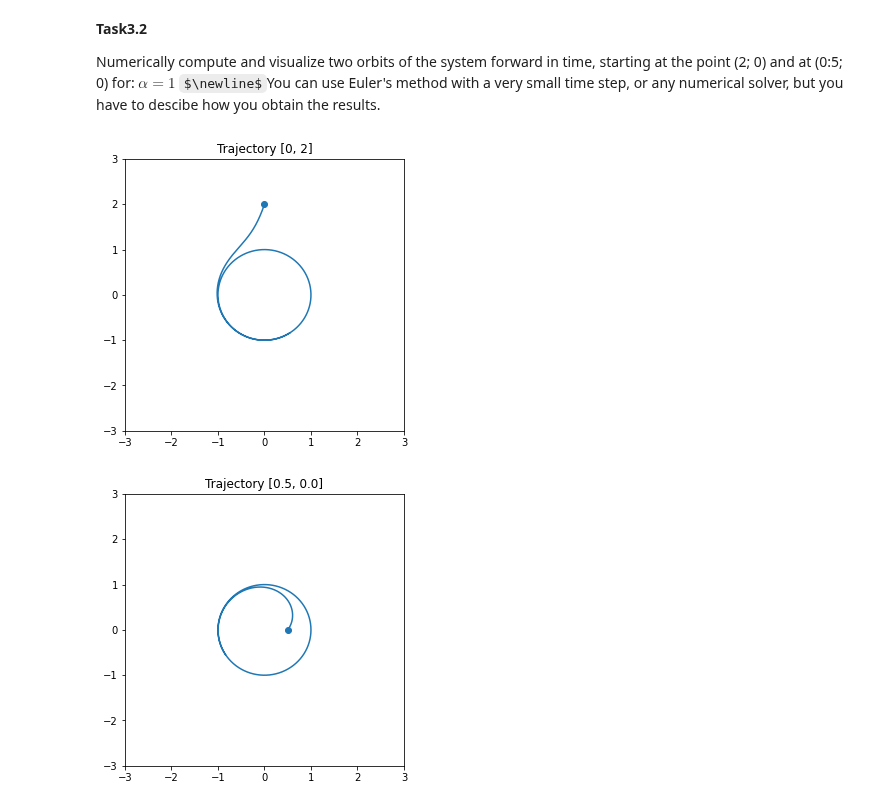
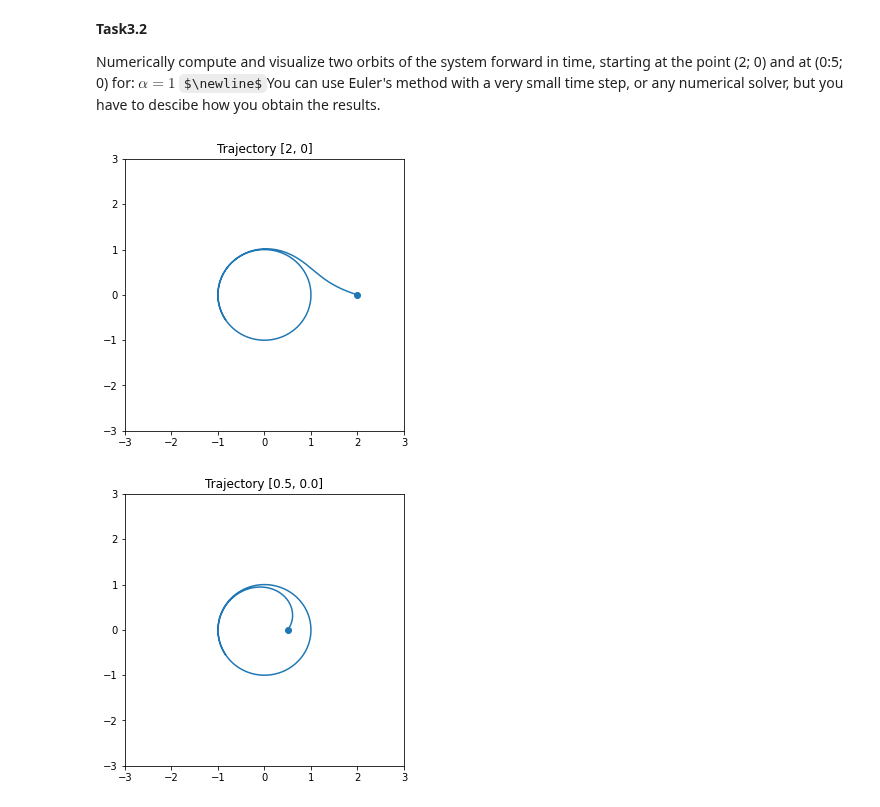
Before and after one commit to AlexPasqua/MLCMS-exercises, a Jupyter notebook: EX3/task3.ipynb, the cells around one changed output. Saved outputs shown, nothing was run; the diff lists cells and outputs as text; code cells hidden in the pictures; some formulas as TeX source.

```diff
--- a/EX3/task3.ipynb
+++ b/EX3/task3.ipynb
@@ -35,9 +35,9 @@ $\newline$You can use Euler's method with a very small time step, or any numeric
 solver, but you have to descibe how you obtain the results.
 # %%
 # plotting trajectory for first starting point
-plot_traj(system=odes, start_pos=np.array([0, 2]), alpha=1, iter_num=1e4, fig_size=5)
+plot_traj(system=odes, start_pos=np.array([2, 0]), alpha=1, iter_num=1e4, fig_size=5)
 # %% [output]
-[figure, old version]
+[figure, new version]
 # %%
 # plotting trajectory for second starting point
 plot_traj(system=odes, start_pos=np.array([0.5, 0]), alpha=1, iter_num=1e4, fig_size=5)
```
Also changed, not shown: 2 other files.
